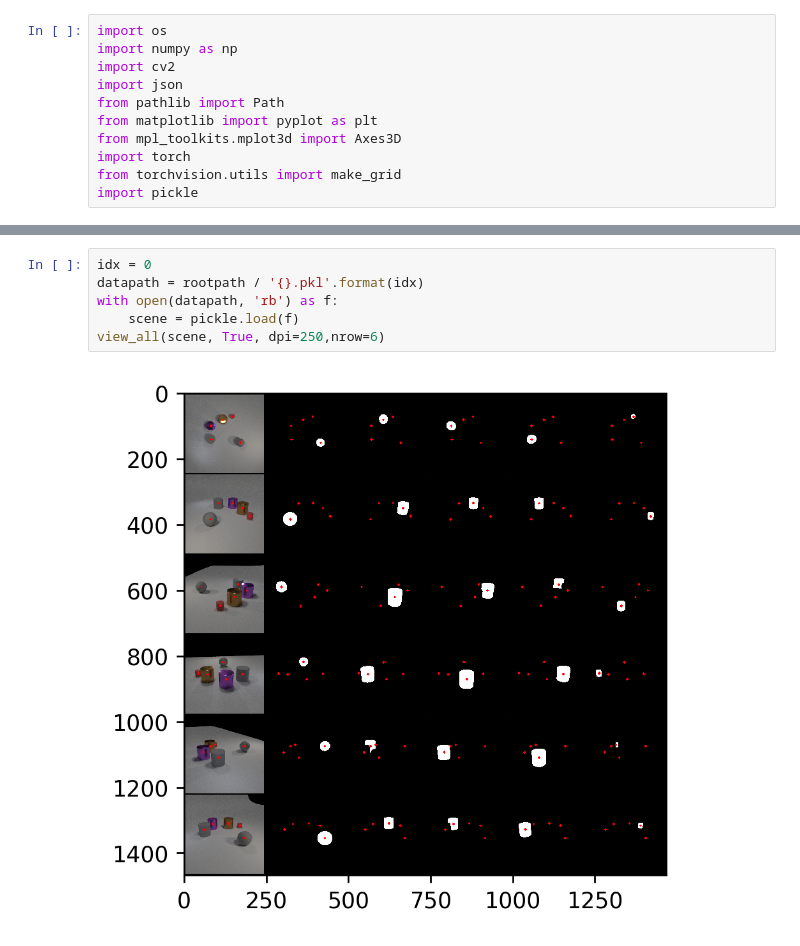
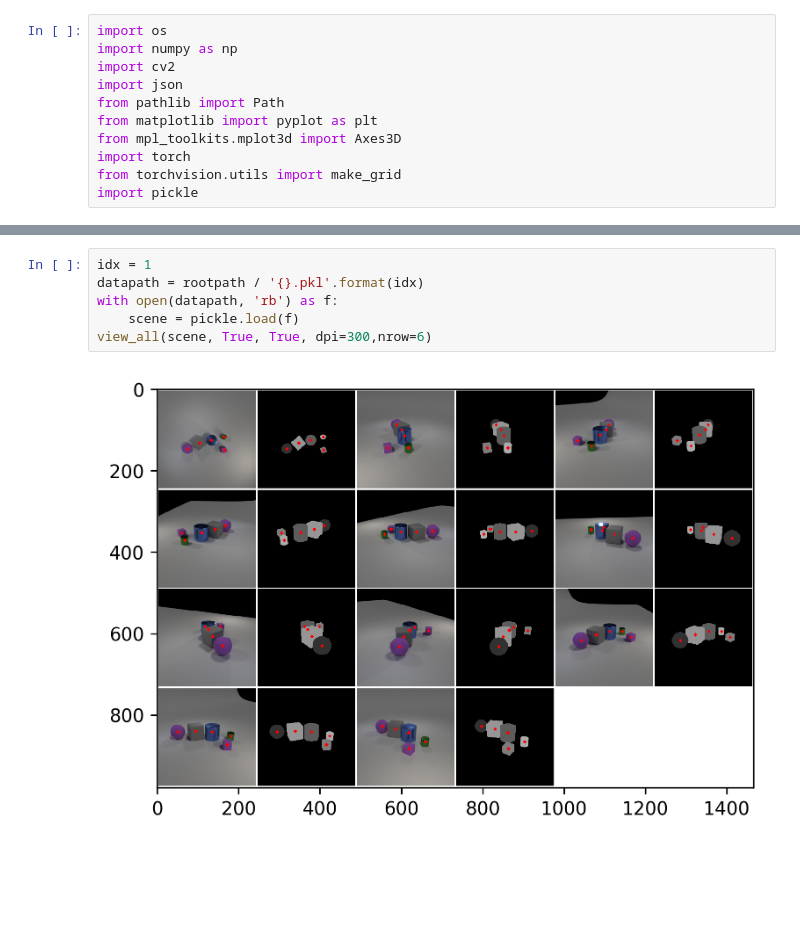
Before and after one commit to jihoonl/clevr-dataset-gen, a Jupyter notebook: notebooks/masking_test.ipynb, the cells around one changed output, grey strips where cells are left out. Saved outputs shown, nothing was run; the diff lists cells and outputs as text; blank space fills up the shorter version.

```diff
--- a/notebooks/masking_test.ipynb
+++ b/notebooks/masking_test.ipynb
@@ -55,8 +79,8 @@ rootpath = Path('/data/private/work/gqn/datasets/clevr-dataset-gen/image_generat
 # %%
-idx = 0
+idx = 1
 datapath = rootpath / '{}.pkl'.format(idx)
 with open(datapath, 'rb') as f:
     scene = pickle.load(f)
-view_all(scene, True, dpi=250,nrow=6)
+view_all(scene, True, True, dpi=300,nrow=6)
 # %% [output]
-[figure, old version]
+[figure, new version]
```
Also changed, not shown: parts of 1 cell of this notebook, 2 other files.
